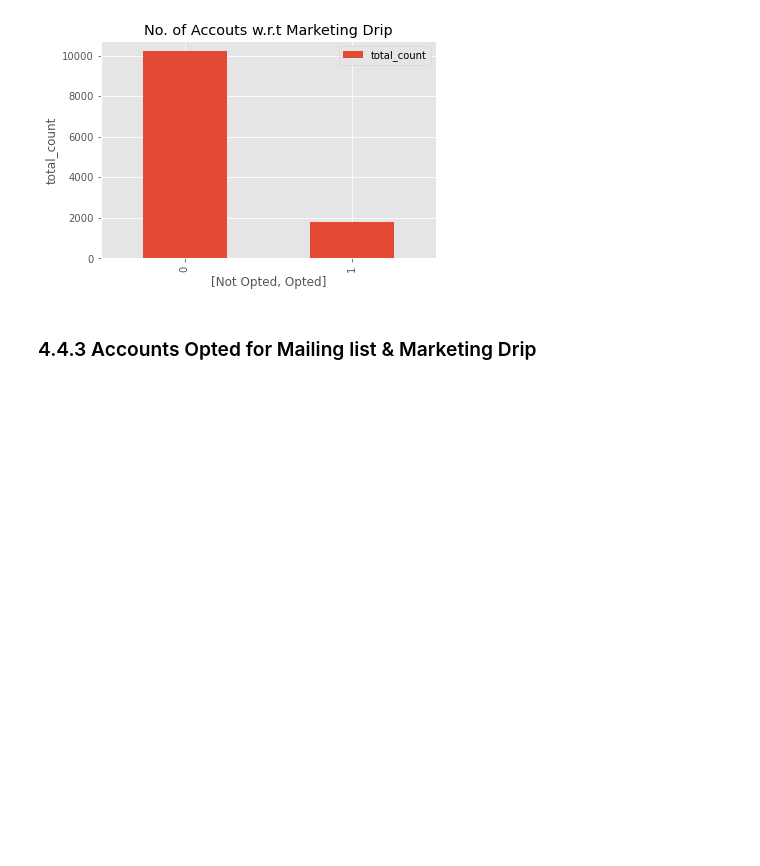
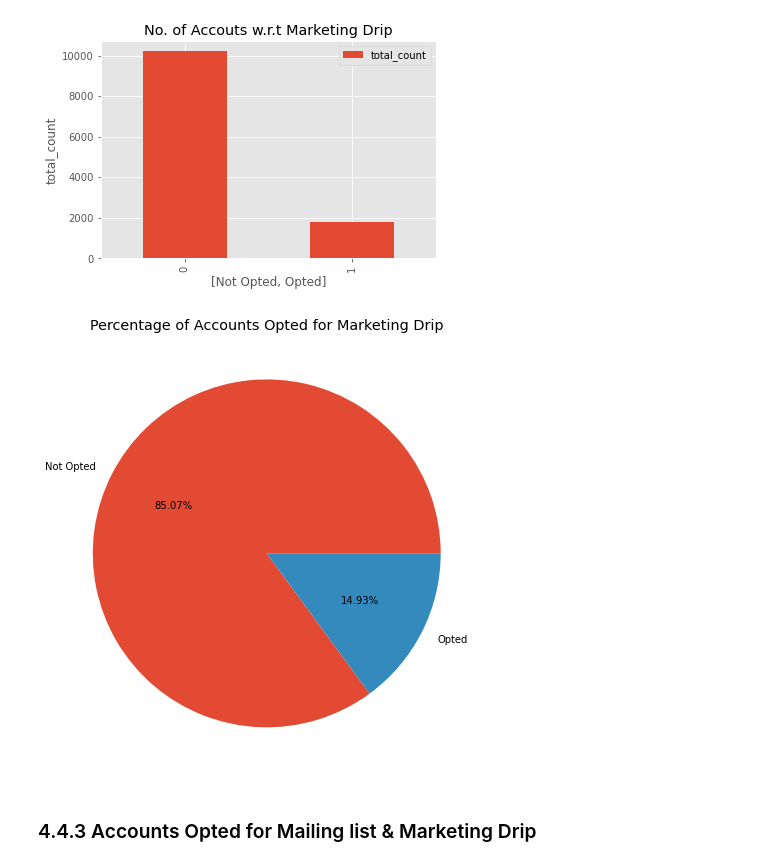
Before and after one commit to Jeyramana/GUVI_Assignments, a Jupyter notebook: Assignment_3/user.ipynb, the cells around one changed output. Drawn from its saved outputs; the diff is of its cells as text; code cells hidden in the pictures; blank space fills up the shorter version.

```diff
--- a/Assignment_3/user.ipynb
+++ b/Assignment_3/user.ipynb
@@ -856,6 +868,13 @@ df_mk.plot(kind='bar', xlabel=df_mk['index'], ylabel='total_count', title='No. o
 plt.show()
 # %% [output]
 [figure]
+# %%
+plt.figure(figsize=(8,8))
+plt.pie(df_mk.total_count, labels = df_mk['index'], autopct='%1.2f%%')
+plt.title('Percentage of Accounts Opted for Marketing Drip')
+plt.show()
+# %% [output]
+[figure, added]
 # %% [markdown]
 ### 4.4.3 Accounts Opted for Mailing list & Marketing Drip
 # %%
```
Also changed, not shown: parts of 18 cells of this notebook.
